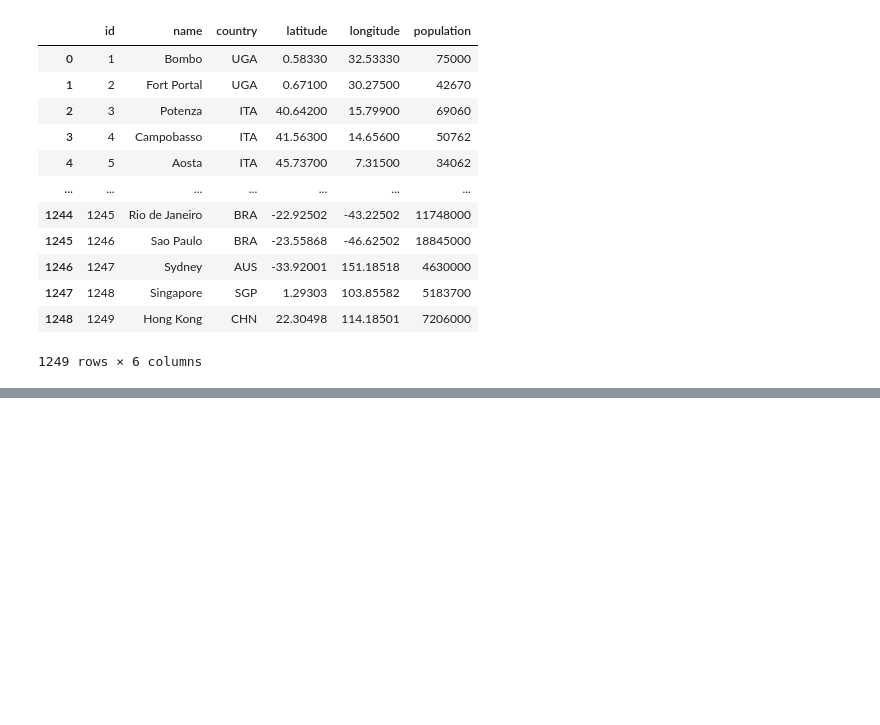
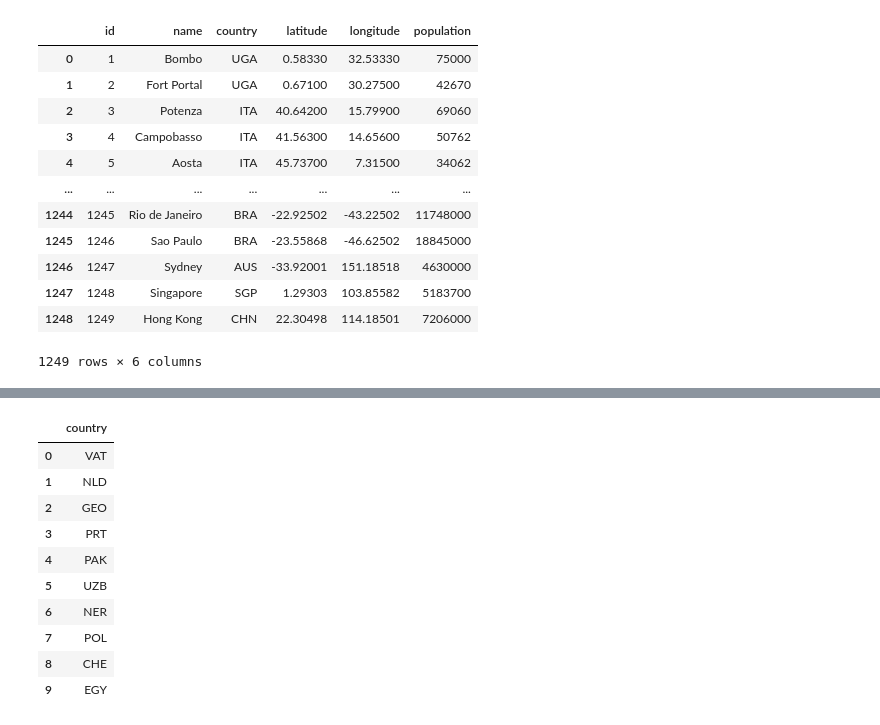
Before and after one commit to zyang91/spatial_data_management, a Jupyter notebook: Duckdb/introduction.ipynb, the cells around one changed output, grey strips where cells are left out. Cells and saved outputs as stored; diff of their text form; code cells hidden in the pictures; blank space fills up the shorter version.

```diff
--- a/Duckdb/introduction.ipynb
+++ b/Duckdb/introduction.ipynb
@@ -173,0 +226,17 @@ FROM cities;
+# %%
+## Find distinct countries names
+%%sql
+
+SELECT DISTINCT country FROM cities LIMIT 10;
+# %% [output]
+|  | country |
+| 0 | VAT |
+| 1 | NLD |
+| 2 | GEO |
+| 3 | PRT |
+| 4 | PAK |
+| 5 | UZB |
+| 6 | NER |
+| 7 | POL |
+| 8 | CHE |
+| 9 | EGY |
```
Also changed, not shown: parts of 4 cells of this notebook, 1 other file.
